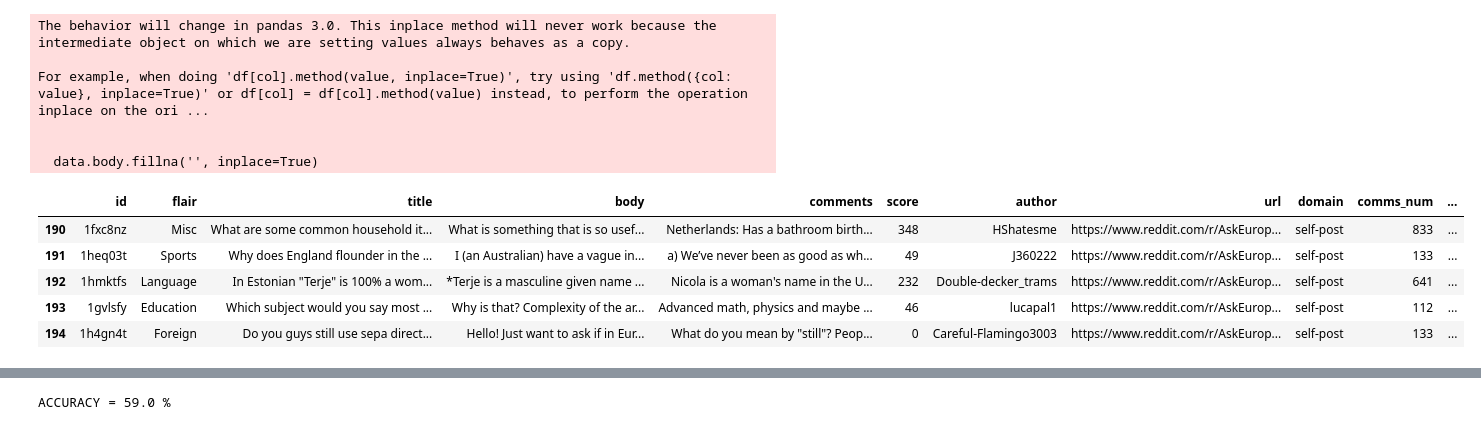
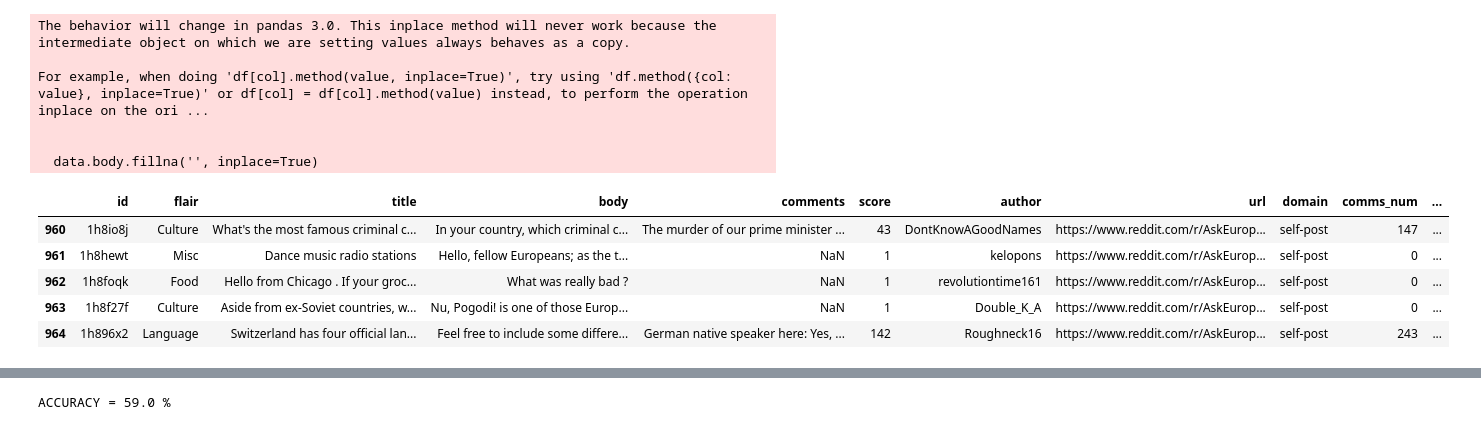
Before and after one commit to carlesarnal/reddit-realtime-classification, a Jupyter notebook: model/model_training.ipynb, the cells around one changed output, grey strips where cells are left out. Saved outputs shown, nothing was run; the diff lists cells and outputs as text; code cells hidden in the pictures.

```diff
--- a/model/model_training.ipynb
+++ b/model/model_training.ipynb
@@ -19,20 +19,20 @@ from sklearn.ensemble import RandomForestClassifier
 from mlxtend.plotting import plot_confusion_matrix
 import pickle
 # %%
-data = pd.read_csv('pre_trained_data.csv', parse_dates=['timestamp'])
+data = pd.read_csv('./reddit_daily_data/reddit_eur_data.csv', parse_dates=['timestamp'])
 data.body.fillna('', inplace=True)
 data.tail()
 # %% [output]
 The behavior will change in pandas 3.0. This inplace method will never work because the intermediate object on which we are setting values always behaves as a copy.
 
 For example, when doing 'df[col].method(value, inplace=True)', try using 'df.method({col: value}, inplace=True)' or df[col] = df[col].method(value) instead, to perform the operation inplace on the ori ...
 
 
   data.body.fillna('', inplace=True)
 |  | id | flair | title | body | comments | score | author | url | domain | comms_num | ... |
-| 190 | 1fxc8nz | Misc | What are some common household it... | What is something that is so usef... | Netherlands: Has a bathroom birth... | 348 | HShatesme | https://www.reddit.com/r/AskEurop... | self-post | 833 | ... |
-| 191 | 1heq03t | Sports | Why does England flounder in the ... | I (an Australian) have a vague in... | a) We’ve never been as good as wh... | 49 | J360222 | https://www.reddit.com/r/AskEurop... | self-post | 133 | ... |
-| 192 | 1hmktfs | Language | In Estonian "Terje" is 100% a wom... | *Terje is a masculine given name ... | Nicola is a woman's name in the U... | 232 | Double-decker_trams | https://www.reddit.com/r/AskEurop... | self-post | 641 | ... |
-| 193 | 1gvlsfy | Education | Which subject would you say most ... | Why is that? Complexity of the ar... | Advanced math, physics and maybe ... | 46 | lucapal1 | https://www.reddit.com/r/AskEurop... | self-post | 112 | ... |
-| 194 | 1h4gn4t | Foreign | Do you guys still use sepa direct... | Hello! Just want to ask if in Eur... | What do you mean by "still"? Peop... | 0 | Careful-Flamingo3003 | https://www.reddit.com/r/AskEurop... | self-post | 133 | ... |
+| 960 | 1h8io8j | Culture | What's the most famous criminal c... | In your country, which criminal c... | The murder of our prime minister ... | 43 | DontKnowAGoodNames | https://www.reddit.com/r/AskEurop... | self-post | 147 | ... |
+| 961 | 1h8hewt | Misc | Dance music radio stations | Hello, fellow Europeans; as the t... | NaN | 1 | kelopons | https://www.reddit.com/r/AskEurop... | self-post | 0 | ... |
+| 962 | 1h8foqk | Food | Hello from Chicago . If your groc... | What was really bad ? | NaN | 1 | revolutiontime161 | https://www.reddit.com/r/AskEurop... | self-post | 0 | ... |
+| 963 | 1h8f27f | Culture | Aside from ex-Soviet countries, w... | Nu, Pogodi! is one of those Europ... | NaN | 1 | Double_K_A | https://www.reddit.com/r/AskEurop... | self-post | 0 | ... |
+| 964 | 1h896x2 | Language | Switzerland has four official lan... | Feel free to include some differe... | German native speaker here: Yes, ... | 142 | Roughneck16 | https://www.reddit.com/r/AskEurop... | self-post | 243 | ... |
 # %%
```
Also changed, not shown: parts of 16 cells of this notebook, 8 other files.
